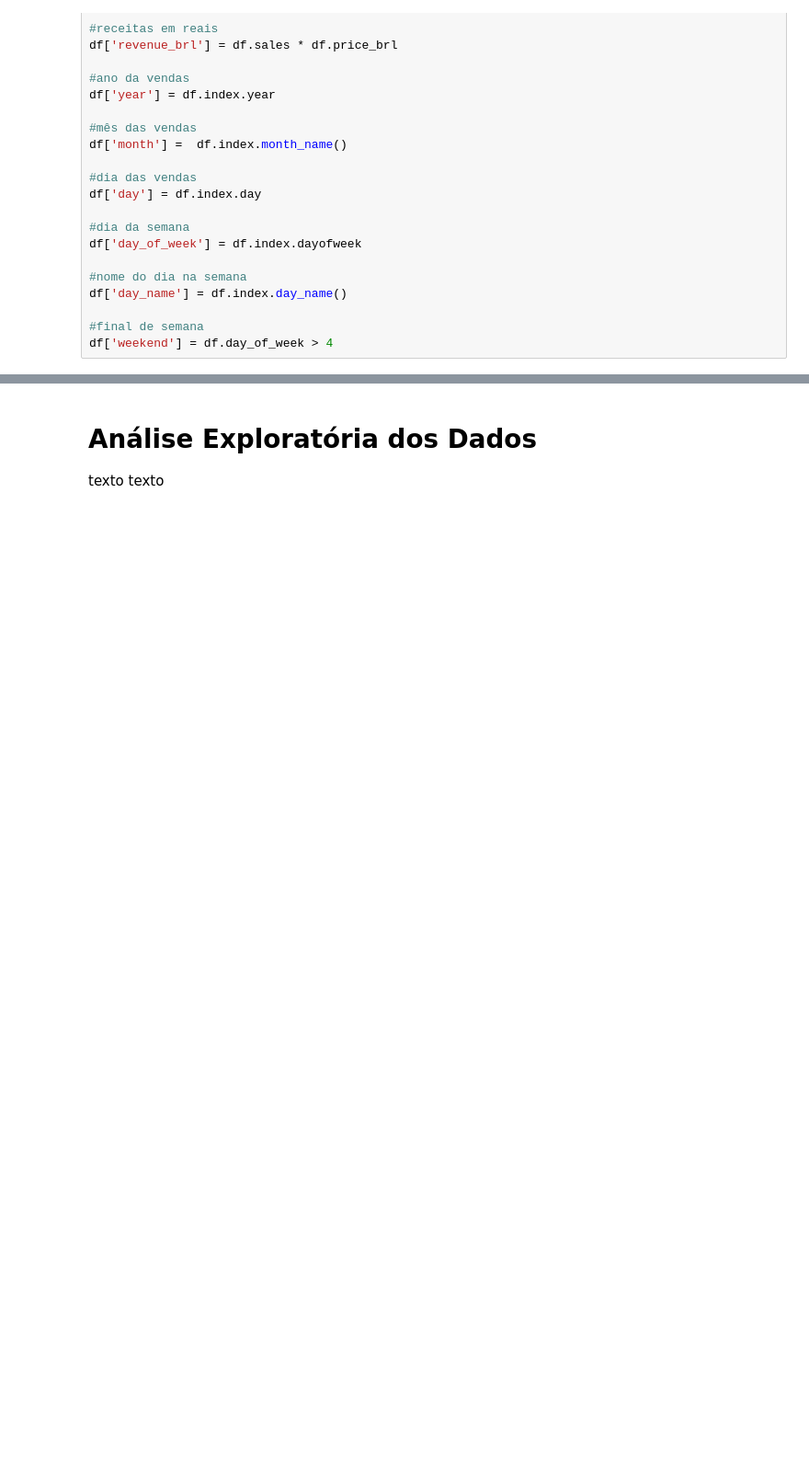
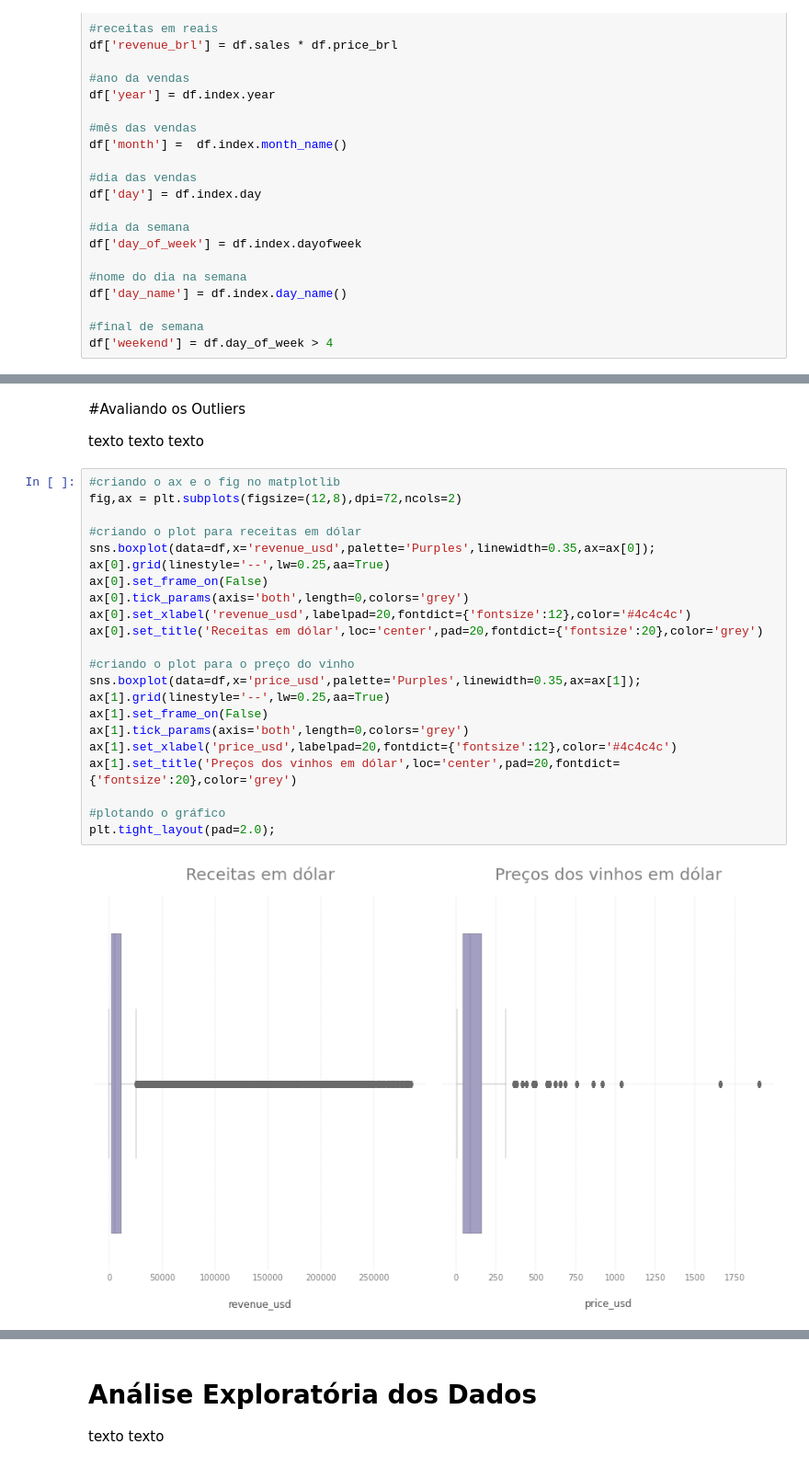
Before and after one commit to FerrazThales/demand_forecasting_prophet, a Jupyter notebook: Demand_Forecasting_with_Prophet.ipynb, the cells around one changed output, grey strips where cells are left out. Shown at 92% size. Cells and saved outputs as stored; diff of their text form; blank space fills up the shorter version.

```diff
--- a/Demand_Forecasting_with_Prophet.ipynb
+++ b/Demand_Forecasting_with_Prophet.ipynb
@@ -320,3 +320,31 @@ df.head()
 | 2018-01-03 | 1 | Philipponnat Royale Reserve Brut | Philipponat | France | Champagne | NV | sparkling | 339.6 | 58.75 | 1 | ... |
 | 2018-01-04 | 1 | Philipponnat Royale Reserve Brut | Philipponat | France | Champagne | NV | sparkling | 339.6 | 58.75 | 1 | ... |
 | 2018-01-05 | 1 | Philipponnat Royale Reserve Brut | Philipponat | France | Champagne | NV | sparkling | 339.6 | 58.75 | 1 | ... |
+# %% [markdown]
+#Avaliando os Outliers
+
+texto texto texto
+# %%
+#criando o ax e o fig no matplotlib
+fig,ax = plt.subplots(figsize=(12,8),dpi=72,ncols=2)
+
+#criando o plot para receitas em dólar
+sns.boxplot(data=df,x='revenue_usd',palette='Purples',linewidth=0.35,ax=ax[0]);
+ax[0].grid(linestyle='--',lw=0.25,aa=True)
+ax[0].set_frame_on(False)
+ax[0].tick_params(axis='both',length=0,colors='grey')
+ax[0].set_xlabel('revenue_usd',labelpad=20,fontdict={'fontsize':12},color='#4c4c4c')
+ax[0].set_title('Receitas em dólar',loc='center',pad=20,fontdict={'fontsize':20},color='grey')
+
+#criando o plot para o preço do vinho
+sns.boxplot(data=df,x='price_usd',palette='Purples',linewidth=0.35,ax=ax[1]);
+ax[1].grid(linestyle='--',lw=0.25,aa=True)
+ax[1].set_frame_on(False)
+ax[1].tick_params(axis='both',length=0,colors='grey')
+ax[1].set_xlabel('price_usd',labelpad=20,fontdict={'fontsize':12},color='#4c4c4c')
+ax[1].set_title('Preços dos vinhos em dólar',loc='center',pad=20,fontdict={'fontsize':20},color='grey')
+
+#plotando o gráfico
+plt.tight_layout(pad=2.0);
+# %% [output]
+[figure, added]
```
Also changed, not shown: parts of 12 cells of this notebook.
